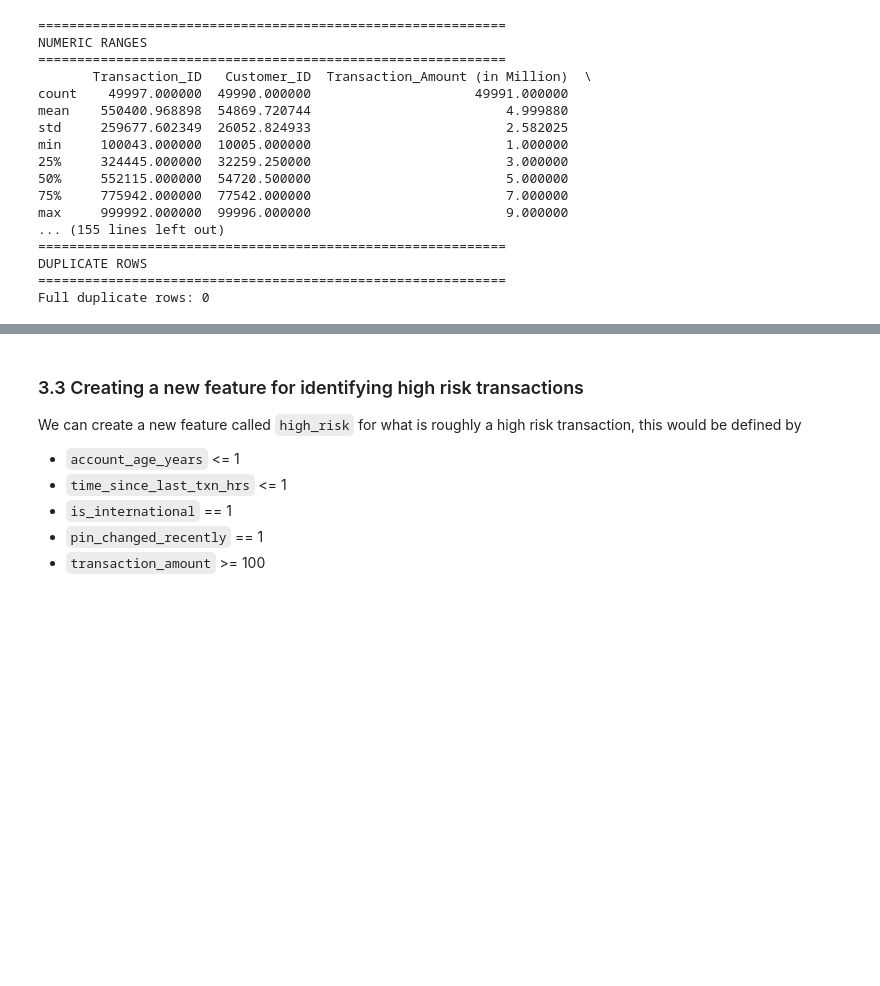
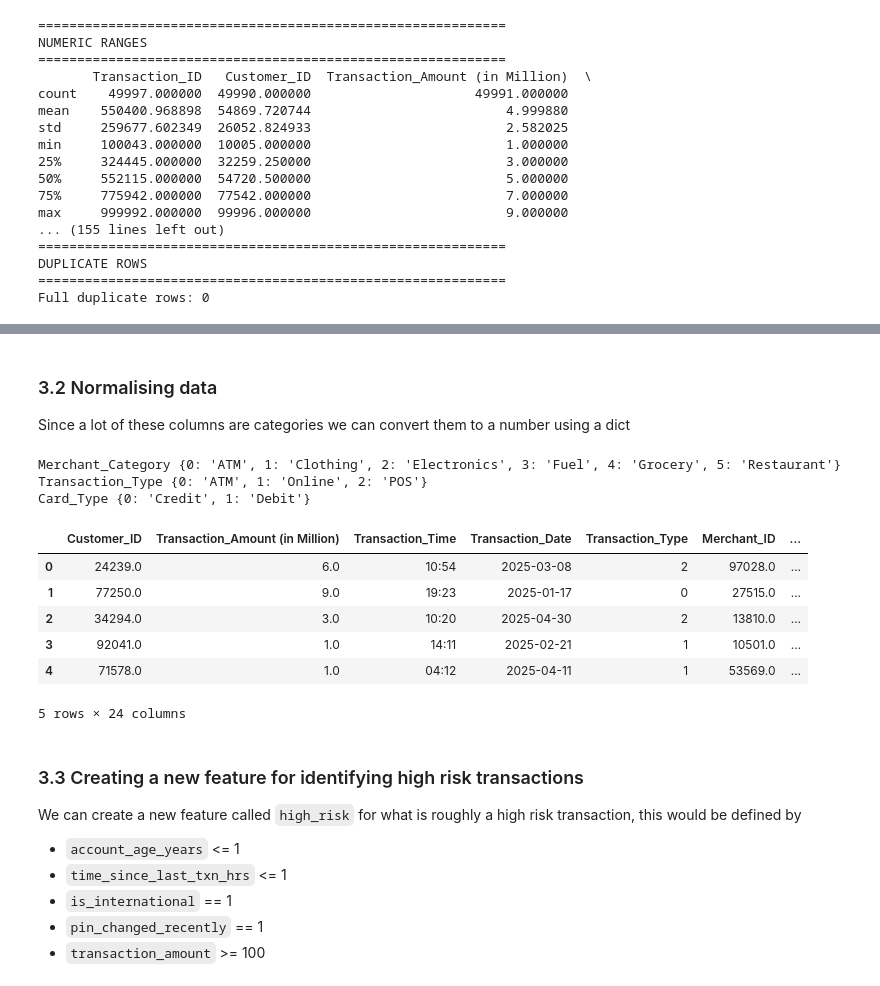
Before and after one commit to kaneviggers/Transaction-fraud-detection, a Jupyter notebook: notebook.ipynb, the cells around one changed output, grey strips where cells are left out. Saved outputs shown, nothing was run; the diff lists cells and outputs as text; code cells hidden in the pictures; blank space fills up the shorter version.

```diff
--- a/notebook.ipynb
+++ b/notebook.ipynb
@@ -189,0 +191,8 @@ Since a lot of these columns are categories we can convert them to a number usin
+# %%
+fraud_data['Fraud_Label'] = fraud_data['Fraud_Label'].map({'Normal': 0, 'Fraud': 1})
+# %%
+for col in ['Merchant_Category', 'Transaction_Type', 'Card_Type']:
+    rates = fraud_data.groupby(col)['Fraud_Label'].mean().sort_values(ascending=False)
+    rates.name = 'Fraud_Rate'
+    print(rates)
+    print()
@@ -190,19 +219,33 @@ Since a lot of these columns are categories we can convert them to a number usin
+# %% [markdown]
+### 3.2 Normalising data
+
+Since a lot of these columns are categories we can convert them to a number using a dict
 # %%
-# A list of categorical columns
-categorical_columns = ['merchant_category', 'payment_method', 'device_type', 'fraud_type']
+categorical_columns = ['Merchant_Category', 'Transaction_Type', 'Card_Type']
 
-# Create a dict of the enum values for each category
 category_values = {}
 
-for category in categorical_columns:
-    category_values[category] = fraud_data[category].unique().tolist()
+for col in categorical_columns:
+    categories = fraud_data[col].astype('category').cat.categories.tolist()
+    category_values[col] = categories
+    fraud_data[col] = fraud_data[col].astype('category').cat.codes
 
-# Apply the normalisation
-for i in range(fraud_data.shape[0]):
-    for key in category_values:
-        fraud_data.at[i, key] = category_values[key].index(fraud_data.loc[i][key])
+# Show the mapping
+for col, cats in category_values.items():
+    print(col, dict(enumerate(cats)))
 
 fraud_data.head()
+# %% [output]
+Merchant_Category {0: 'ATM', 1: 'Clothing', 2: 'Electronics', 3: 'Fuel', 4: 'Grocery', 5: 'Restaurant'}
+Transaction_Type {0: 'ATM', 1: 'Online', 2: 'POS'}
+Card_Type {0: 'Credit', 1: 'Debit'}
+|  | Customer_ID | Transaction_Amount (in Million) | Transaction_Time | Transaction_Date | Transaction_Type | Merchant_ID | ... |
+| 0 | 24239.0 | 6.0 | 10:54 | 2025-03-08 | 2 | 97028.0 | ... |
+| 1 | 77250.0 | 9.0 | 19:23 | 2025-01-17 | 0 | 27515.0 | ... |
+| 2 | 34294.0 | 3.0 | 10:20 | 2025-04-30 | 2 | 13810.0 | ... |
+| 3 | 92041.0 | 1.0 | 14:11 | 2025-02-21 | 1 | 10501.0 | ... |
+| 4 | 71578.0 | 1.0 | 04:12 | 2025-04-11 | 1 | 53569.0 | ... |
+5 rows × 24 columns
 # %% [markdown]
 ### 3.3 Creating a new feature for identifying high risk transactions
 
```
Also changed, not shown: parts of 12 cells of this notebook.
